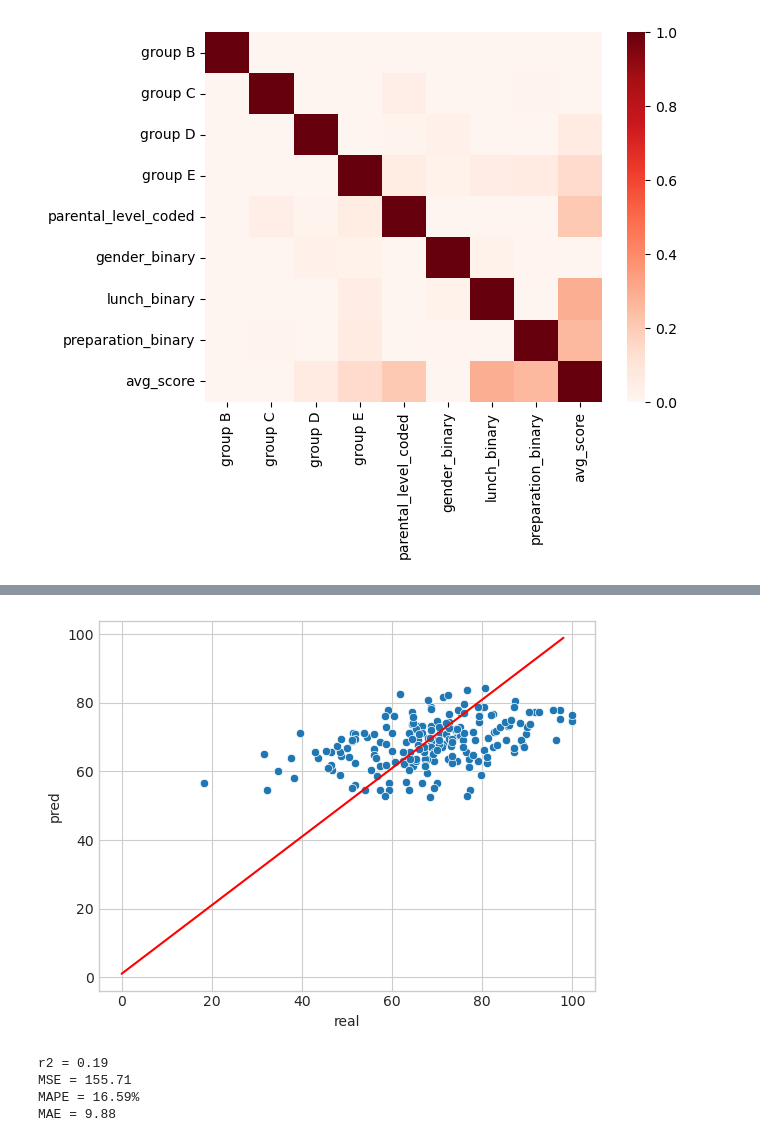
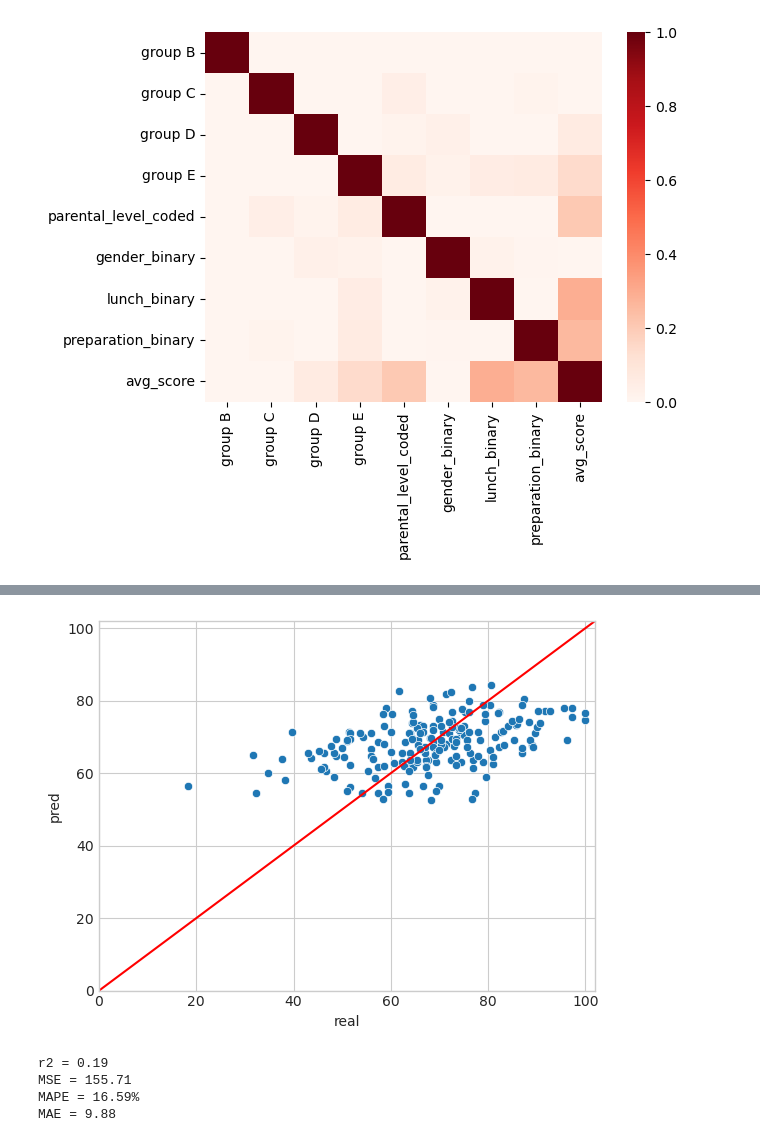
Before and after one commit to wchaw129/Projects, a Jupyter notebook: Performance Analysis/models.ipynb, the cells around one changed output, grey strips where cells are left out. Drawn from its saved outputs; the diff is of its cells as text; code cells hidden in the pictures.

```diff
--- a/Performance Analysis/models.ipynb
+++ b/Performance Analysis/models.ipynb
@@ -107,17 +107,19 @@ Notes:
 # %%
 import numpy as np
 pred_y = result.predict(test_x)
 
 test_predictions = pd.DataFrame({
     'real': test_y,
     'pred': pred_y
 })
+y1, y2 = (Y.mean() - Y.std(), Y.mean() + Y.std())
 with plt.style.context('seaborn-v0_8-whitegrid'):
+    plt.xlim(0, 102)
+    plt.ylim(0, 102)
     sns.scatterplot(data = test_predictions, x = 'real', y='pred')
-    ex = np.arange(1,100)
-    plt.plot(ex, c = 'r')
+    plt.plot([0, 102], [0, 102], c = 'r')
 # %% [output]
-[figure, old version]
+[figure, new version]
 # %%
 from sklearn.metrics import r2_score, mean_squared_error, mean_absolute_percentage_error, mean_absolute_error
 
```
Also changed, not shown: parts of 4 cells of this notebook.
